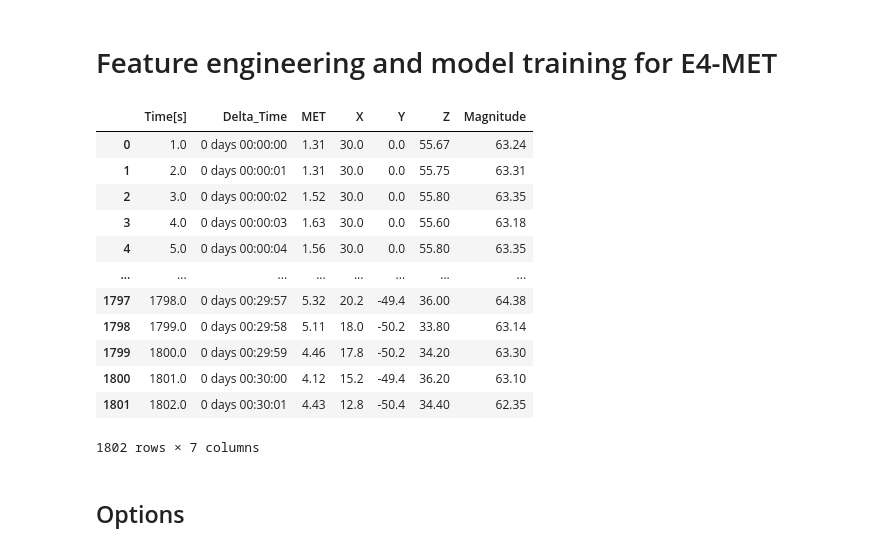
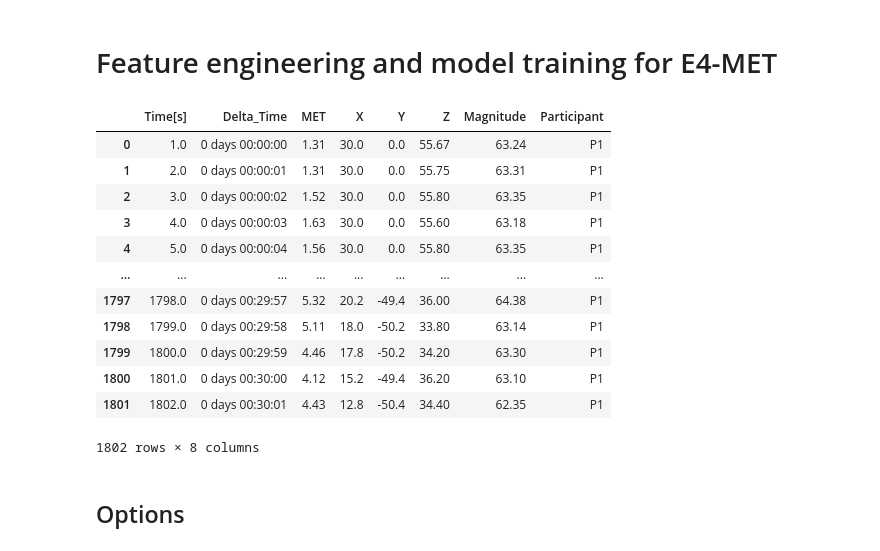
Before and after one commit to ConnorReed246/DataMiningProject, a Jupyter notebook: scripts/2_Prediction/prediction_E4.ipynb, the cells around one changed output. Drawn from its saved outputs; the diff is of its cells as text; code cells hidden in the pictures.

```diff
--- a/scripts/2_Prediction/prediction_E4.ipynb
+++ b/scripts/2_Prediction/prediction_E4.ipynb
@@ -17,22 +20,26 @@ pd.set_option("display.precision", 2)
 # %%
 # Load the data from the pickle files
 participants_list = ['P1', 'P2', 'P3', 'P4', 'P5', 'P6', 'P7', 'P8', 'P9', 'P10', 'P11', 'P12', 'P13', 'P14', 'P15', 'P16', 'P17']
+X_columns = ["X", "Y", "Z", "Magnitude"]
 merged_dataset = [pd.read_pickle("merged_dataset/{0}/E4.pkl".format(participant)) for participant in participants_list]
+# Add participant to the dataset
+for i in range(len(participants_list)):
+    merged_dataset[i]['Participant'] = participants_list[i]
 merged_dataset[0]
 # %% [output]
-|  | Time[s] | Delta_Time | MET | X | Y | Z | Magnitude |
-| 0 | 1.0 | 0 days 00:00:00 | 1.31 | 30.0 | 0.0 | 55.67 | 63.24 |
-| 1 | 2.0 | 0 days 00:00:01 | 1.31 | 30.0 | 0.0 | 55.75 | 63.31 |
-| 2 | 3.0 | 0 days 00:00:02 | 1.52 | 30.0 | 0.0 | 55.80 | 63.35 |
-| 3 | 4.0 | 0 days 00:00:03 | 1.63 | 30.0 | 0.0 | 55.60 | 63.18 |
-| 4 | 5.0 | 0 days 00:00:04 | 1.56 | 30.0 | 0.0 | 55.80 | 63.35 |
-| ... | ... | ... | ... | ... | ... | ... | ... |
-| 1797 | 1798.0 | 0 days 00:29:57 | 5.32 | 20.2 | -49.4 | 36.00 | 64.38 |
-| 1798 | 1799.0 | 0 days 00:29:58 | 5.11 | 18.0 | -50.2 | 33.80 | 63.14 |
-| 1799 | 1800.0 | 0 days 00:29:59 | 4.46 | 17.8 | -50.2 | 34.20 | 63.30 |
-| 1800 | 1801.0 | 0 days 00:30:00 | 4.12 | 15.2 | -49.4 | 36.20 | 63.10 |
-| 1801 | 1802.0 | 0 days 00:30:01 | 4.43 | 12.8 | -50.4 | 34.40 | 62.35 |
+|  | Time[s] | Delta_Time | MET | X | Y | Z | Magnitude | Participant |
+| 0 | 1.0 | 0 days 00:00:00 | 1.31 | 30.0 | 0.0 | 55.67 | 63.24 | P1 |
+| 1 | 2.0 | 0 days 00:00:01 | 1.31 | 30.0 | 0.0 | 55.75 | 63.31 | P1 |
+| 2 | 3.0 | 0 days 00:00:02 | 1.52 | 30.0 | 0.0 | 55.80 | 63.35 | P1 |
+| 3 | 4.0 | 0 days 00:00:03 | 1.63 | 30.0 | 0.0 | 55.60 | 63.18 | P1 |
+| 4 | 5.0 | 0 days 00:00:04 | 1.56 | 30.0 | 0.0 | 55.80 | 63.35 | P1 |
+| ... | ... | ... | ... | ... | ... | ... | ... | ... |
+| 1797 | 1798.0 | 0 days 00:29:57 | 5.32 | 20.2 | -49.4 | 36.00 | 64.38 | P1 |
+| 1798 | 1799.0 | 0 days 00:29:58 | 5.11 | 18.0 | -50.2 | 33.80 | 63.14 | P1 |
+| 1799 | 1800.0 | 0 days 00:29:59 | 4.46 | 17.8 | -50.2 | 34.20 | 63.30 | P1 |
+| 1800 | 1801.0 | 0 days 00:30:00 | 4.12 | 15.2 | -49.4 | 36.20 | 63.10 | P1 |
+| 1801 | 1802.0 | 0 days 00:30:01 | 4.43 | 12.8 | -50.4 | 34.40 | 62.35 | P1 |
-1802 rows × 7 columns
+1802 rows × 8 columns
 # %% [markdown]
 ## Options
 # %%
```
Also changed, not shown: parts of 13 cells of this notebook.
